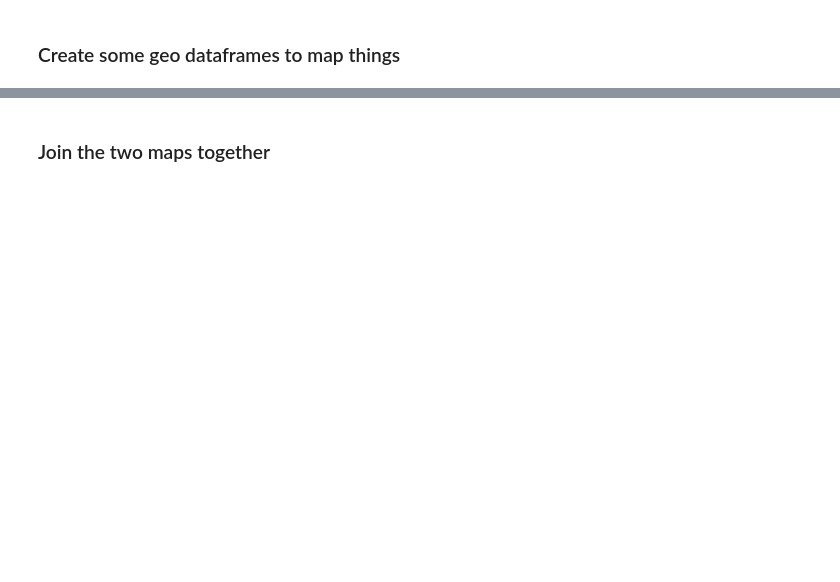
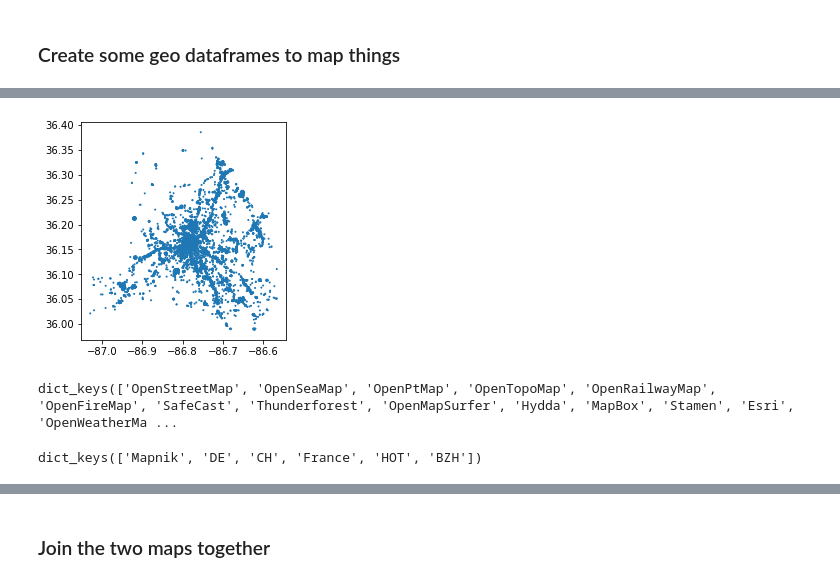
Before and after one commit to nss-data-science-cohort-4/dq4-covid-nashville-coded-19, a Jupyter notebook: notebooks/pt03_COVID_clusters_data_geo_viz.ipynb, the cells around one changed output, grey strips where cells are left out. Saved outputs shown, nothing was run; the diff lists cells and outputs as text; code cells hidden in the pictures; blank space fills up the shorter version.

Commit message:
adding another visualization for part 4 and more maps for part 3.

```diff
--- a/notebooks/pt03_COVID_clusters_data_geo_viz.ipynb
+++ b/notebooks/pt03_COVID_clusters_data_geo_viz.ipynb
@@ -41,2 +58,4 @@ davidson.plot();
 # %% [markdown]
 ### Create some geo dataframes to map things
+# %%
+violations_by_loc = pd.read_csv('../data/violations_by_loc.csv')
@@ -51,0 +99,2 @@ NameError: name 'violations_by_loc' is not defined
+# %%
+violations_by_zip = gpd.sjoin(violations_by_loc_geo, davidson, op = 'within')
@@ -51,0 +110,12 @@ NameError: name 'violations_by_loc' is not defined
+# %%
+violations_by_zip.plot(markersize = 'request_no');
+# %% [output]
+[figure, added]
+# %%
+print(ctx.providers.keys())
+# %% [output]
+dict_keys(['OpenStreetMap', 'OpenSeaMap', 'OpenPtMap', 'OpenTopoMap', 'OpenRailwayMap', 'OpenFireMap', 'SafeCast', 'Thunderforest', 'OpenMapSurfer', 'Hydda', 'MapBox', 'Stamen', 'Esri', 'OpenWeatherMa ...
+# %%
+print(ctx.providers.OpenStreetMap.keys())
+# %% [output]
+dict_keys(['Mapnik', 'DE', 'CH', 'France', 'HOT', 'BZH'])
```
Also changed, not shown: parts of 47 cells of this notebook, 2 other files.
